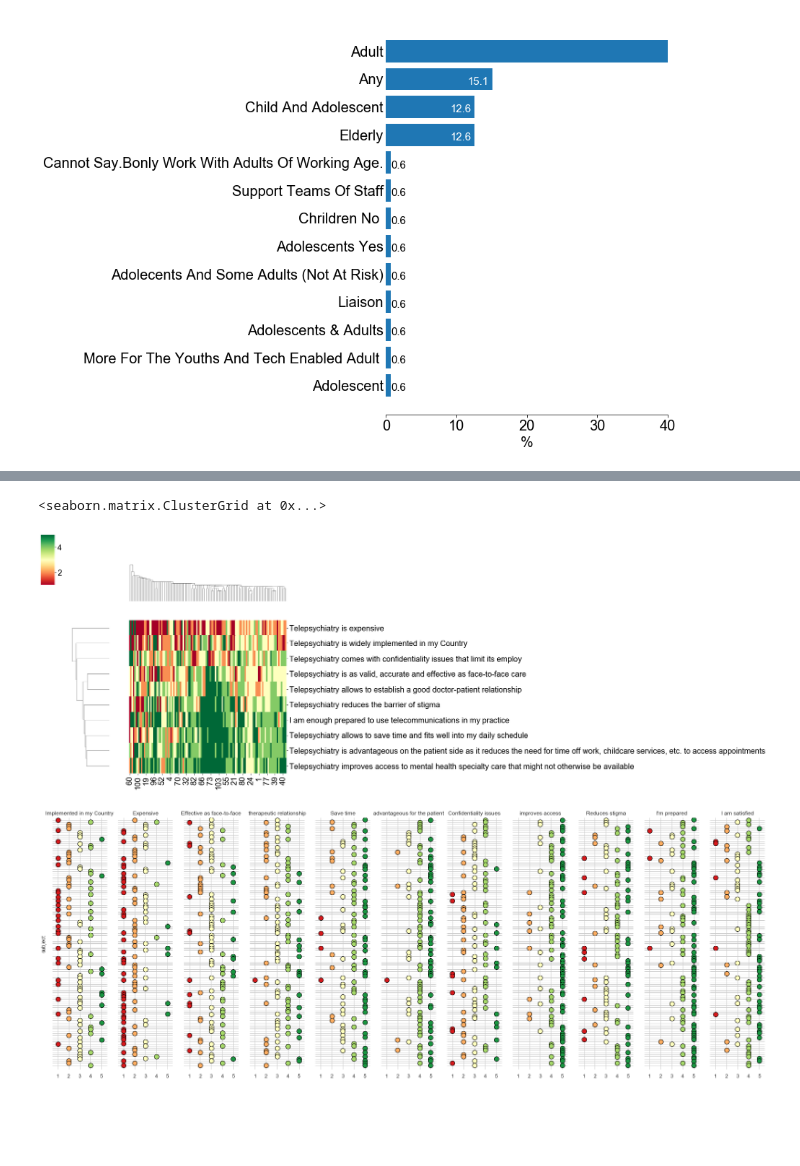
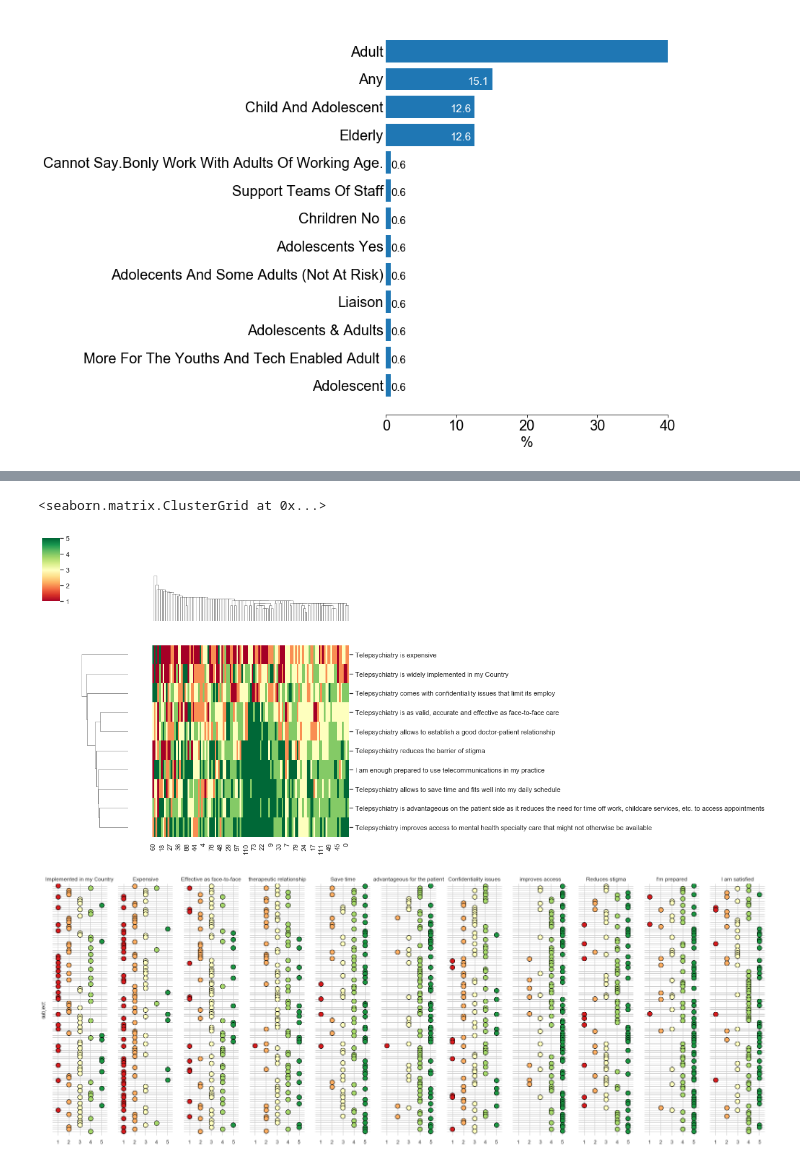
Before and after one commit to raffaelemazziotti/telemental_health, a Jupyter notebook: survey_eng_analysis.ipynb, the cells around one changed output, grey strips where cells are left out. Drawn from its saved outputs; the diff is of its cells as text; code cells hidden in the pictures; blank space fills up the shorter version.

Commit message:
surv_eng

```diff
--- a/survey_eng_analysis.ipynb
+++ b/survey_eng_analysis.ipynb
@@ -712,10 +712,10 @@ for i,n in disorder.iterrows():
 # %%
 import seaborn as sns
-#plt.subplots(figsize=(10,10))
-sns.clustermap(surv.iloc[:,23:33].fillna(3).T,cmap="RdYlGn",method="single")
+sns.set()
+sns.clustermap(surv.iloc[:,23:33].fillna(3).T, figsize=(8, 8),cmap="RdYlGn",method="single",yticklabels=True)
 # %% [output]
 <seaborn.matrix.ClusterGrid at 0x...>
-[figure, old version]
+[figure, new version]
 # %%
 likert = surv.iloc[:,23:34].dropna(axis=0,how="all").fillna(3) # 1 subject is all nan and 1 subject skipped one item [in this subject the answer is replaced with neutral 3]
 
```
Also changed, not shown: parts of 6 cells of this notebook.
